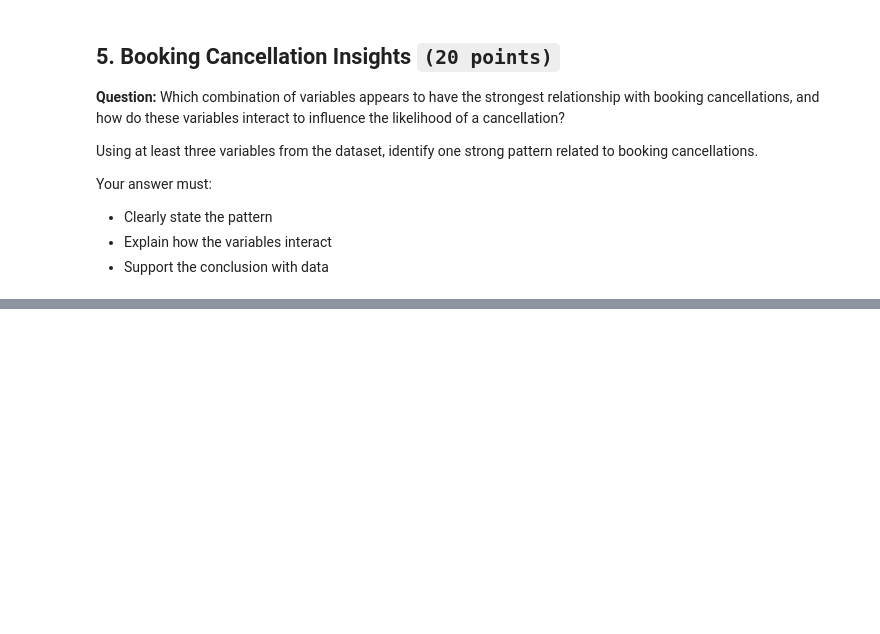
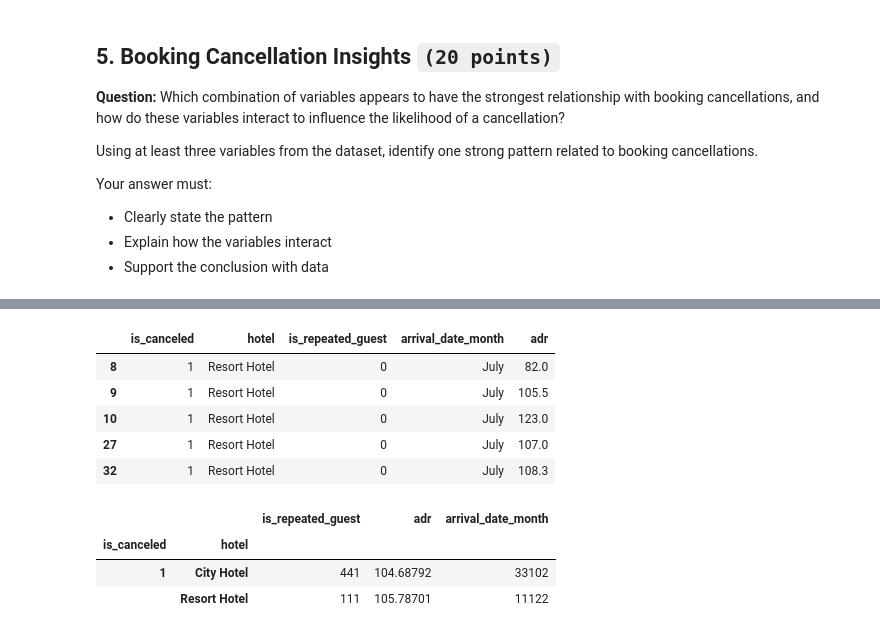
Before and after one commit to Saraldedv/CCDATSCL_EXERCISE_COM222, a Jupyter notebook: CCDATSCL_EXAM.ipynb, the cells around one changed output, grey strips where cells are left out. Saved outputs shown, nothing was run; the diff lists cells and outputs as text; code cells hidden in the pictures; blank space fills up the shorter version.

```diff
--- a/CCDATSCL_EXAM.ipynb
+++ b/CCDATSCL_EXAM.ipynb
@@ -347,0 +363,22 @@ Your answer must:
+# %%
+canceled_df = df.query('`is_canceled` == 1')
+# %%
+new_canceled_df = canceled_df[['is_canceled', 'hotel', 'is_repeated_guest', 'arrival_date_month', 'adr']]
+
+new_canceled_df.head()
+# %% [output]
+|  | is_canceled | hotel | is_repeated_guest | arrival_date_month | adr |
+| 8 | 1 | Resort Hotel | 0 | July | 82.0 |
+| 9 | 1 | Resort Hotel | 0 | July | 105.5 |
+| 10 | 1 | Resort Hotel | 0 | July | 123.0 |
+| 27 | 1 | Resort Hotel | 0 | July | 107.0 |
+| 32 | 1 | Resort Hotel | 0 | July | 108.3 |
+# %%
+grouped_canceled = new_canceled_df.groupby(['is_canceled', 'hotel']).agg({'is_repeated_guest':'sum', 'adr':'mean', 'arrival_date_month':'count'})
+
+grouped_canceled
+# %% [output]
+|  |  | is_repeated_guest | adr | arrival_date_month |
+| is_canceled | hotel |  |  |  |
+| 1 | City Hotel | 441 | 104.68792 | 33102 |
+|  | Resort Hotel | 111 | 105.78701 | 11122 |
```
Also changed, not shown: parts of 4 cells of this notebook.
